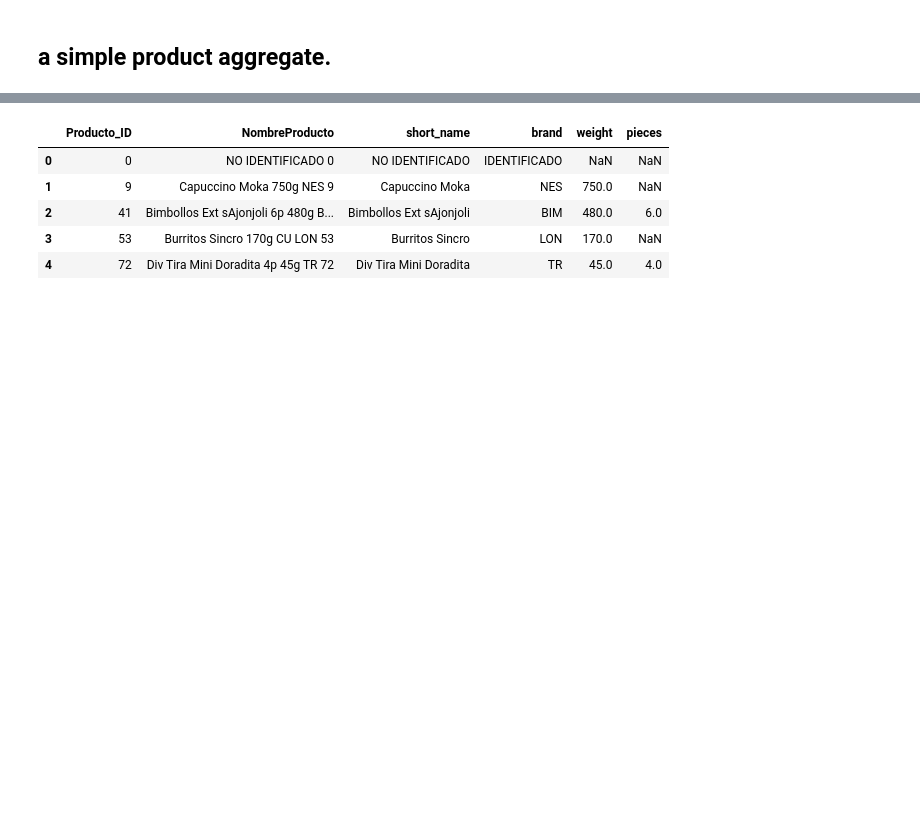
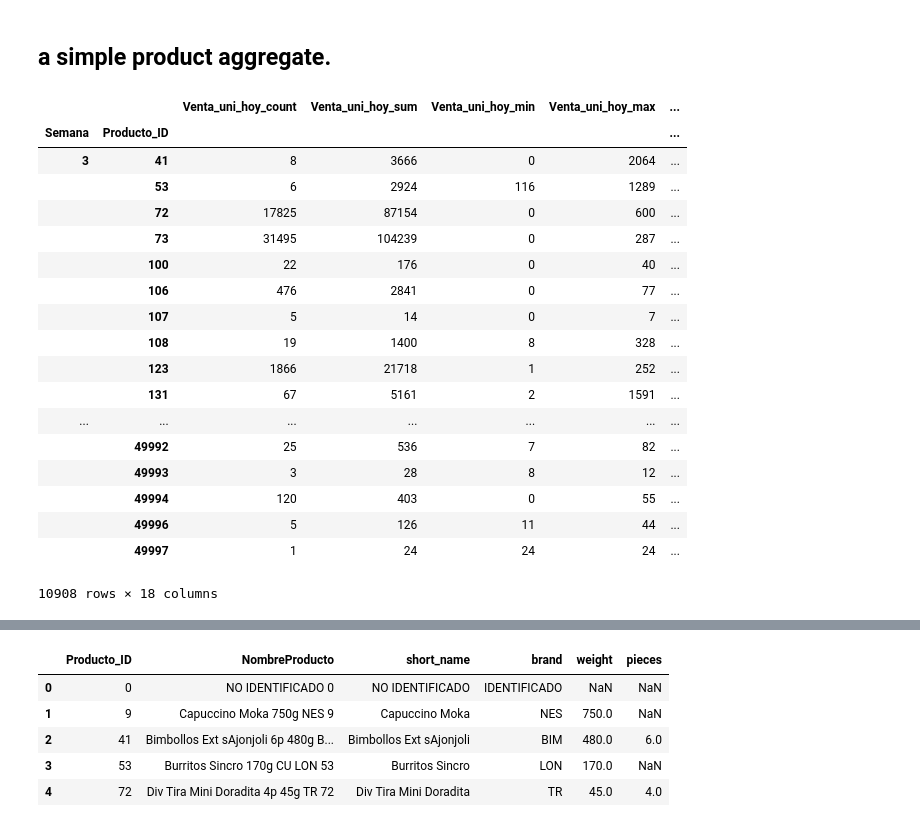
Before and after one commit to nidhinayak86/springboard, a Jupyter notebook: storytelling/storytelling.ipynb, the cells around one changed output, grey strips where cells are left out. Saved outputs shown, nothing was run; the diff lists cells and outputs as text; code cells hidden in the pictures; blank space fills up the shorter version.

```diff
--- a/storytelling/storytelling.ipynb
+++ b/storytelling/storytelling.ipynb
@@ -45,2 +42,24 @@ agg1 = get_product_agg(['Demanda_uni_equil','Dev_uni_proxima'])
+# %%
+agg.sort_index(ascending=True)
+# %% [output]
+|  |  | Venta_uni_hoy_count | Venta_uni_hoy_sum | Venta_uni_hoy_min | Venta_uni_hoy_max | ... |
+| Semana | Producto_ID |  |  |  |  | ... |
+| 3 | 41 | 8 | 3666 | 0 | 2064 | ... |
+|  | 53 | 6 | 2924 | 116 | 1289 | ... |
+|  | 72 | 17825 | 87154 | 0 | 600 | ... |
+|  | 73 | 31495 | 104239 | 0 | 287 | ... |
+|  | 100 | 22 | 176 | 0 | 40 | ... |
+|  | 106 | 476 | 2841 | 0 | 77 | ... |
+|  | 107 | 5 | 14 | 0 | 7 | ... |
+|  | 108 | 19 | 1400 | 8 | 328 | ... |
+|  | 123 | 1866 | 21718 | 1 | 252 | ... |
+|  | 131 | 67 | 5161 | 2 | 1591 | ... |
+| ... | ... | ... | ... | ... | ... | ... |
+|  | 49992 | 25 | 536 | 7 | 82 | ... |
+|  | 49993 | 3 | 28 | 8 | 12 | ... |
+|  | 49994 | 120 | 403 | 0 | 55 | ... |
+|  | 49996 | 5 | 126 | 11 | 44 | ... |
+|  | 49997 | 1 | 24 | 24 | 24 | ... |
+10908 rows × 18 columns
 # %%
 
```
Also changed, not shown: parts of 11 cells of this notebook, 1 other file.
